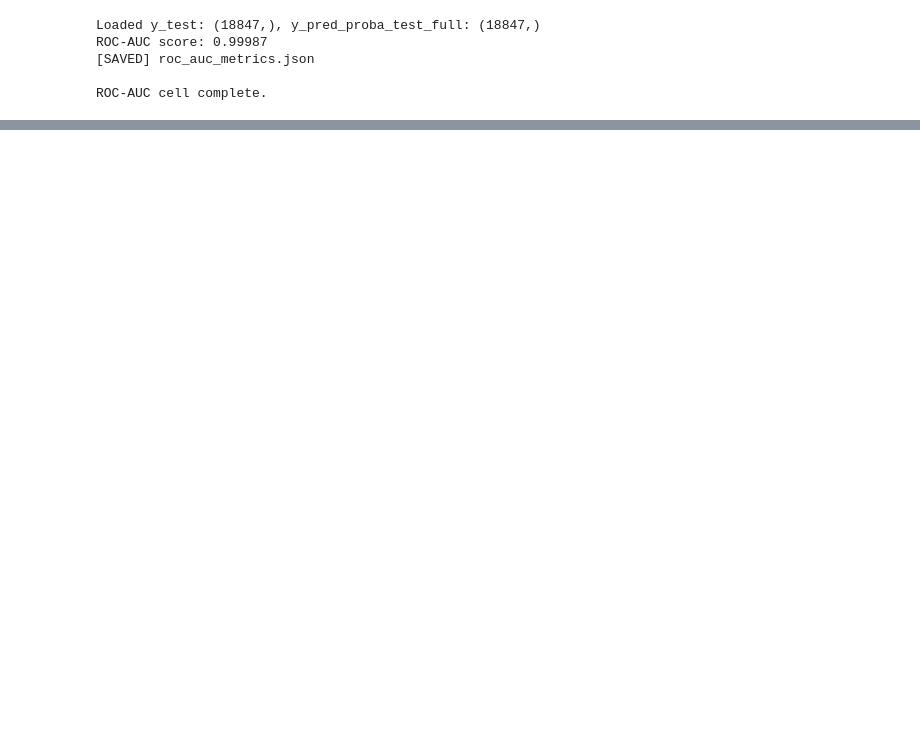
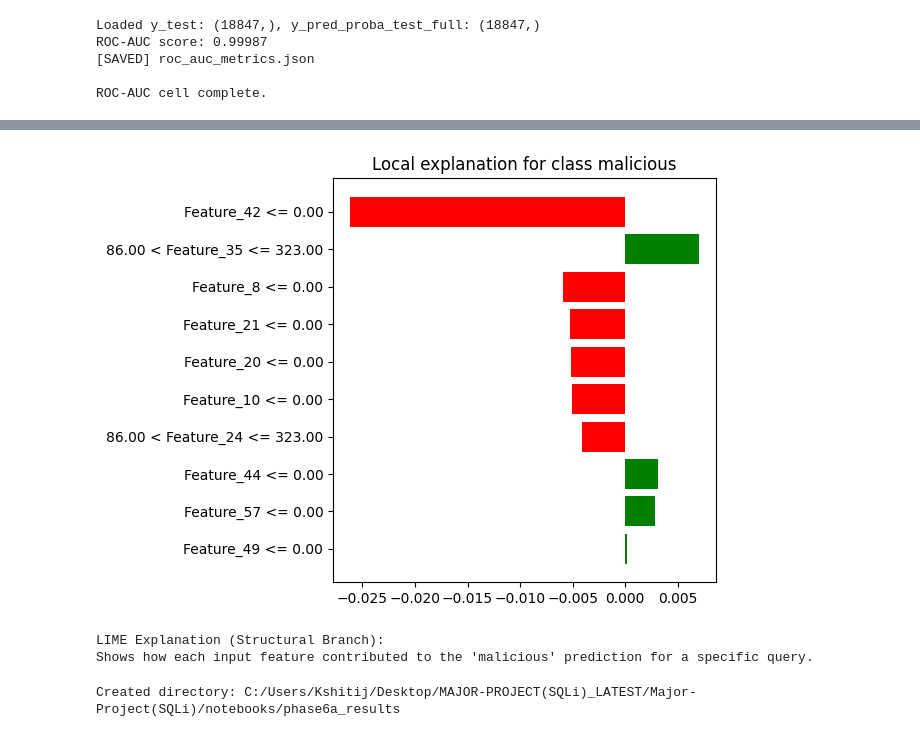
Before and after one commit to Nishanthm007/SQL_Injection_Detection-SQLi-, a Jupyter notebook: notebooks/phase6-ROC and model explainability.ipynb, the cells around one changed output, grey strips where cells are left out. Cells and saved outputs as stored; diff of their text form; code cells hidden in the pictures; blank space fills up the shorter version.

```diff
--- a/notebooks/phase6-ROC and model explainability.ipynb
+++ b/notebooks/phase6-ROC and model explainability.ipynb
@@ -52,0 +838,48 @@ ROC-AUC cell complete.
+# %%
+# Structural Branch: LIME on Tabular Features
+
+import lime
+from lime.lime_tabular import LimeTabularExplainer
+import numpy as np
+import pandas as pd
+import os
+from tensorflow.keras.models import load_model
+
+DATA_DIR = "C:/Users/Kshitij/Desktop/MAJOR-PROJECT(SQLi)_LATEST/Major-Project(SQLi)/notebooks/phase5a_results/preprocessed_arrays/"
+MODEL_DIR = "C:/Users/Kshitij/Desktop/MAJOR-PROJECT(SQLi)_LATEST/Major-Project(SQLi)/notebooks/phase5a_results/"
+
+X_structural_test = np.load(os.path.join(DATA_DIR, "X_structural_test.npy"))
+y_test = np.load(os.path.join(DATA_DIR, "y_test.npy"))
+structural_branch = load_model(os.path.join(MODEL_DIR, "structural_branch_phase5a.h5"))
+
+metadata_path = os.path.join(DATA_DIR, "array_metadata.json")
+if os.path.exists(metadata_path):
+    with open(metadata_path, 'r') as f:
+        metadata = json.load(f)
+    feature_names = metadata.get('structural_feature_names', None)
+    if not feature_names:
+        feature_names = [f"Feature_{i}" for i in range(X_structural_test.shape[1])]
+else:
+    feature_names = [f"Feature_{i}" for i in range(X_structural_test.shape[1])]
+
+explainer = LimeTabularExplainer(
+    training_data=X_structural_test,
+    feature_names=feature_names,
+    class_names=['benign','malicious'],
+    mode='classification',
+    discretize_continuous=True
+)
+
+def predict_fn(x):
+    return structural_branch.predict(x)
+
+sample_idx = 0  # Choose a representative index
+exp = explainer.explain_instance(X_structural_test[sample_idx], predict_fn, num_features=10)
+fig = exp.as_pyplot_figure()
+plt.tight_layout()
+plt.savefig(os.path.join(DATA_DIR, "lime_structural_explanation.png"), dpi=150)
+plt.show()
+
+print("LIME Explanation (Structural Branch):")
+print("Shows how each input feature contributed to the 'malicious' prediction for a specific query.")
+# %% [output]
@@ -52,0 +888,17 @@ ROC-AUC cell complete.
+[figure, added]
+LIME Explanation (Structural Branch):
+Shows how each input feature contributed to the 'malicious' prediction for a specific query.
+# %%
+import os
+
+NOTEBOOKS_DIR = "C:/Users/Kshitij/Desktop/MAJOR-PROJECT(SQLi)_LATEST/Major-Project(SQLi)/notebooks/"
+PHASE6A_DIR = os.path.join(NOTEBOOKS_DIR, "phase6a_results")
+
+# Create directory if it does not exist
+if not os.path.exists(PHASE6A_DIR):
+    os.makedirs(PHASE6A_DIR)
+    print(f"Created directory: {PHASE6A_DIR}")
+else:
+    print(f"Directory already exists: {PHASE6A_DIR}")
+# %% [output]
+Created directory: C:/Users/Kshitij/Desktop/MAJOR-PROJECT(SQLi)_LATEST/Major-Project(SQLi)/notebooks/phase6a_results
```
Also changed, not shown: parts of 10 cells of this notebook, 18 other files.
